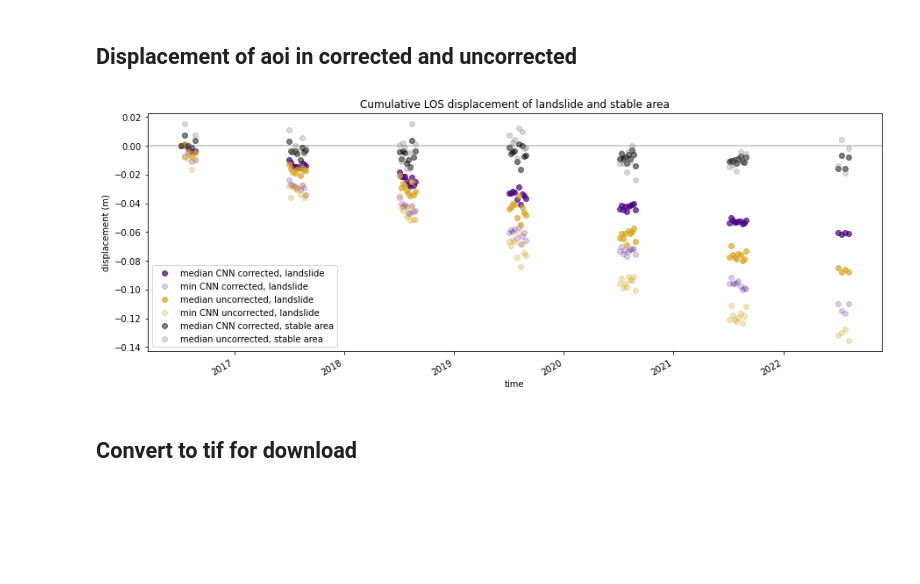
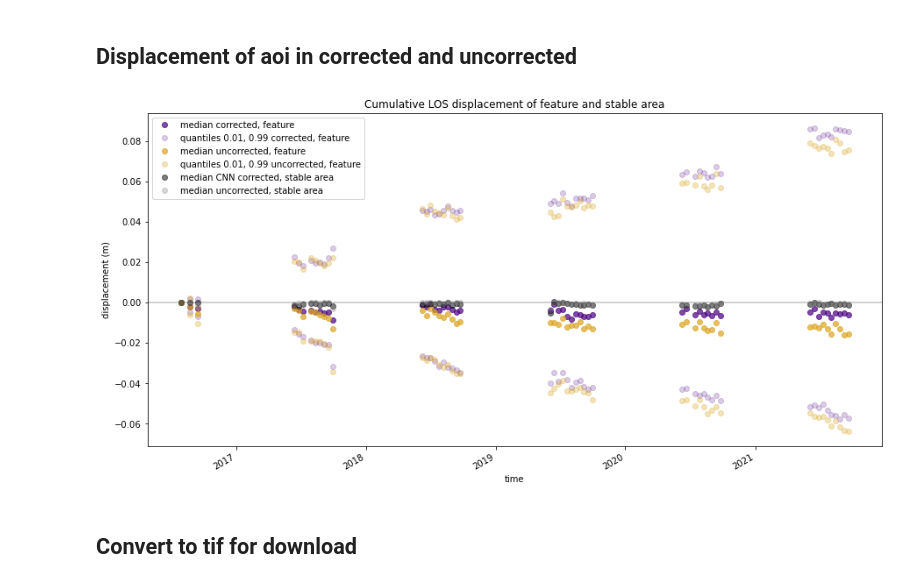
Before and after one commit to gbrencher/InSAR_denoising_CNN, a Jupyter notebook: spatial-analysis.ipynb, the cells around one changed output. Drawn from its saved outputs; the diff is of its cells as text; code cells hidden in the pictures; blank space fills up the shorter version.

```diff
--- a/spatial-analysis.ipynb
+++ b/spatial-analysis.ipynb
@@ -98,6 +98,6 @@ corrected_disp_df = corrected_disp_df.assign_coords({'date': ('date', np.array(d
                                  'longitude': ('longitude', coord_range(corrected_disp_df, 'lon'))})
 
 # set correct CRS
-corrected_disp_df = corrected_disp_df.rio.write_crs(32632)
+corrected_disp_df = corrected_disp_df.rio.write_crs(32613)
 corrected_disp_df.rio.crs
 # %% [output]
@@ -121,11 +121,11 @@ corrected_vel_df = corrected_vel_df.rio.write_crs(32632)
 ## Load in polygons
 # %%
 # load json of aoi
-aoi_fn = '/Users/qbren/Desktop/taco/projects/atmospheric_correction/data_processing/shapefiles/swiss_landslide_aoi.shp'
+aoi_fn = '/Users/qbren/Desktop/taco/projects/atmospheric_correction/data_processing/shapefiles/sanjuans_rg8_asc.shp'
 aoi_gdf = gpd.read_file(aoi_fn)
 # %%
 # load json of stable reference areas
-stable_fn = '/Users/qbren/Desktop/taco/projects/atmospheric_correction/data_processing/shapefiles/swiss_landslide_stable.shp'
+stable_fn = '/Users/qbren/Desktop/taco/projects/atmospheric_correction/data_processing/shapefiles/sanjuans_stable6_asc.shp'
 stable_gdf = gpd.read_file(stable_fn)
 # %% [markdown]
 ## Change reference points
@@ -142,8 +142,8 @@ def change_ref(xarray, lat, lon):
     return reref
 # %%
 #Sanity check: reference point in highly degforming area
-uncorrected_disp_rref = change_ref(uncorrected_disp_df, 5108784, 415792)
-corrected_disp_rref = change_ref(corrected_disp_df, 5108784, 415792)
+uncorrected_disp_rref = change_ref(uncorrected_disp_df, 4176891, 251524)
+corrected_disp_rref = change_ref(corrected_disp_df, 4176891, 251524)
 # %% [markdown]
 ## Displacement of aoi in corrected and uncorrected
 # %%
@@ -155,27 +155,31 @@ corrected_disp_stable = corrected_disp_rref.rio.clip(stable_gdf.geometry, crs=st
 uncorrected_disp_stable = uncorrected_disp_rref.rio.clip(stable_gdf.geometry, crs=stable_gdf.crs, drop=False)
 # %%
 # look at cumulative displacement in aoi and reference area
-f, ax = plt.subplots(figsize=(15,5))
+quantile = [0.01, 0.99]
+
+f, ax = plt.subplots(figsize=(15,7))
 ax.axhline(y=0, c='gray', alpha=0.5)
 
-corrected_disp_aoi.median(dim=('latitude', 'longitude')).displacement.plot(ax=ax, label='median CNN corrected, landslide', c='indigo', marker='o', linewidth=0, alpha=0.7)
-corrected_disp_aoi.min(dim=('latitude', 'longitude')).displacement.plot(ax=ax, label='min CNN corrected, landslide', c='indigo', marker='o', linewidth=0, alpha=0.2)
+corrected_disp_aoi.median(dim=('latitude', 'longitude')).displacement.plot(ax=ax, label='median corrected, feature', c='indigo', marker='o', linewidth=0, alpha=0.7)
+corrected_disp_aoi.quantile(q=quantile[0], dim=('latitude', 'longitude')).displacement.plot(ax=ax, label=f'quantiles {quantile[0]}, {quantile[1]} corrected, feature', c='indigo', marker='o', linewidth=0, alpha=0.2)
+corrected_disp_aoi.quantile(q=quantile[1], dim=('latitude', 'longitude')).displacement.plot(ax=ax, c='indigo', marker='o', linewidth=0, alpha=0.2)
 
-uncorrected_disp_aoi.median(dim=('latitude', 'longitude')).displacement.plot(ax=ax, label='median uncorrected, landslide', c='goldenrod', marker='o', linewidth=0, alpha=0.7)
-uncorrected_disp_aoi.min(dim=('latitude', 'longitude')).displacement.plot(ax=ax, label='min CNN uncorrected, landslide', c='goldenrod', marker='o', linewidth=0, alpha=0.3)
+uncorrected_disp_aoi.median(dim=('latitude', 'longitude')).displacement.plot(ax=ax, label='median uncorrected, feature', c='goldenrod', marker='o', linewidth=0, alpha=0.7)
+uncorrected_disp_aoi.quantile(q=quantile[0], dim=('latitude', 'longitude')).displacement.plot(ax=ax, label=f'quantiles {quantile[0]}, {quantile[1]} uncorrected, feature', c='goldenrod', marker='o', linewidth=0, alpha=0.3)
+uncorrected_disp_aoi.quantile(q=quantile[1], dim=('latitude', 'longitude')).displacement.plot(ax=ax, c='goldenrod', marker='o', linewidth=0, alpha=0.3)
 
 corrected_disp_stable.median(dim=('latitude', 'longitude')).displacement.plot(ax=ax, label='median CNN corrected, stable area', c='k', marker='o', linewidth=0, alpha=0.5)
 uncorrected_disp_stable.median(dim=('latitude', 'longitude')).displacement.plot(ax=ax, label='median uncorrected, stable area', c='gray', marker='o', linewidth=0, alpha=0.3)
 
 
-ax.set_title('Cumulative LOS displacement of landslide and stable area')
+ax.set_title('Cumulative LOS displacement of feature and stable area')
 ax.set_ylabel('displacement (m)')
 ax.set_xlabel('time')
 ax.legend();
 
 #plt.savefig('dispv0.png', dpi=300)
 # %% [output]
-[figure, old version]
+[figure, new version]
 # %% [markdown]
 ## Convert to tif for download
 # %%
```
Also changed, not shown: parts of 5 cells of this notebook, 1 other file.
